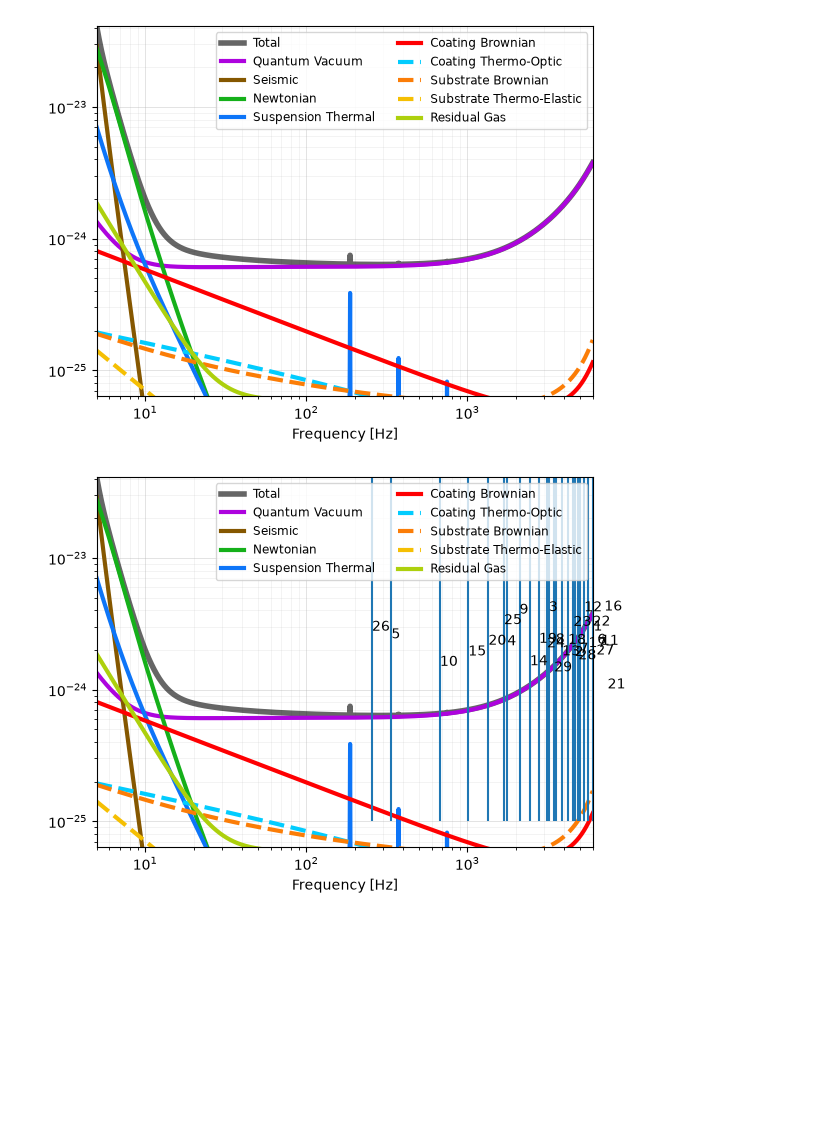
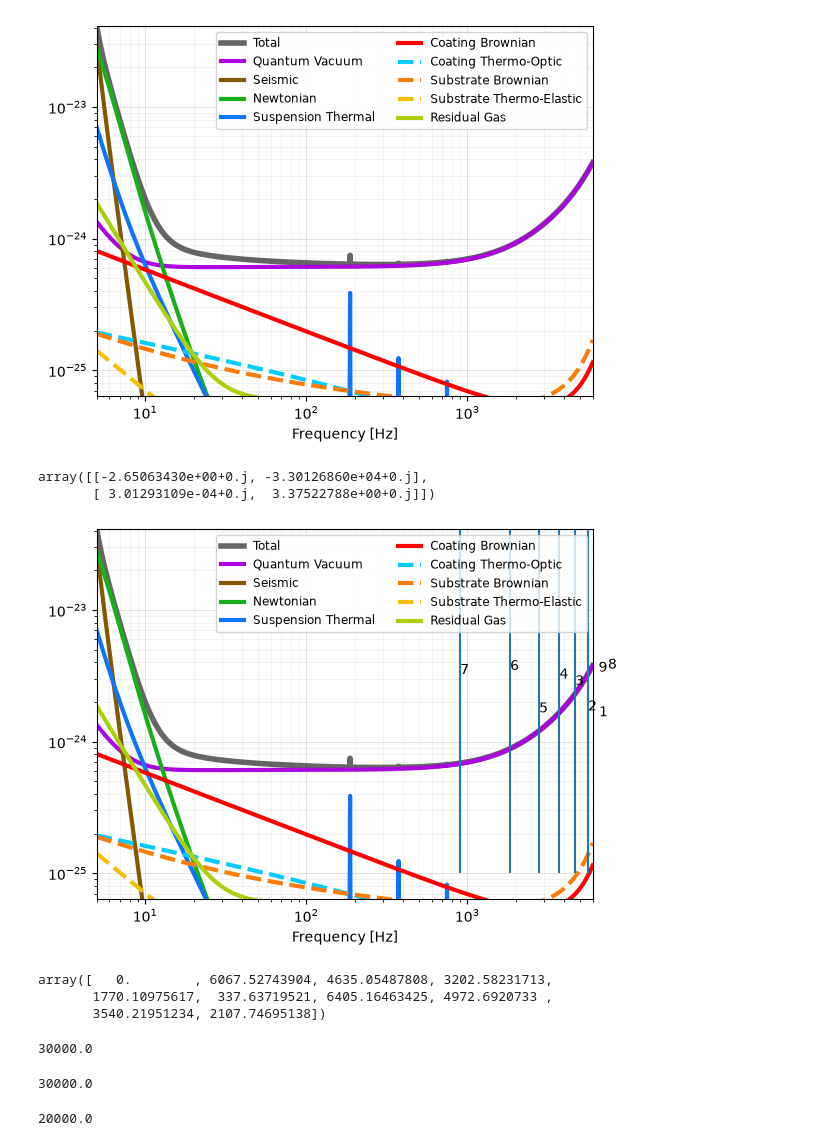
Before and after one commit to OZGrav/OzCE-short, a Jupyter notebook: notebooks/hackathon_september/uwa/Hackathon_Alex.ipynb, the cells around one changed output. Saved outputs shown, nothing was run; the diff lists cells and outputs as text; code cells hidden in the pictures; blank space fills up the shorter version.

```diff
--- a/notebooks/hackathon_september/uwa/Hackathon_Alex.ipynb
+++ b/notebooks/hackathon_september/uwa/Hackathon_Alex.ipynb
@@ -74,16 +78,44 @@ arm_cav_1.round_trip_mat()
 arm_cav_1.solve_rt()
 arm_cav_1.gouy_phase()
 arm_cav_1.homs_freq(20)
+# %%
+arm_cav_1.rt_mat
+# %% [output]
+array([[-2.65063430e+00+0.j, -3.30126860e+04+0.j],
+       [ 3.01293109e-04+0.j,  3.37522788e+00+0.j]])
 # %%
-n=30
+n=10
 
+arm_cav_1.params["Rc_ETM"] = 10400
+arm_cav_1.params["Rc_ITM"] = 10400
+arm_cav_1.round_trip_mat()
+arm_cav_1.solve_rt()
+arm_cav_1.gouy_phase()
 arm_cav_1.homs_freq(n)
 fig2 = deepcopy(fig)
 axes = fig2.gca()
 axes.vlines(arm_cav_1.homs, 1e-25, 1e-22)
 for i in np.arange(n):
     a = 3*np.random.random()+1
     axes.text(arm_cav_1.homs[i],1e-24*a, str(i))
 fig2
 # %% [output]
-[figure, old version]
+[figure, new version]
+# %%
+arm_cav_1.homs
+# %% [output]
+array([   0.        , 6067.52743904, 4635.05487808, 3202.58231713,
+       1770.10975617,  337.63719521, 6405.16463425, 4972.6920733 ,
+       3540.21951234, 2107.74695138])
+# %%
+ifo.Optics.Curvature.ITM
+# %% [output]
+30000.0
+# %%
+ifo.Optics.Curvature.ETM
+# %% [output]
+30000.0
+# %%
+ifo.Infrastructure.Length
+# %% [output]
+20000.0
```
Also changed, not shown: parts of 6 cells of this notebook.
